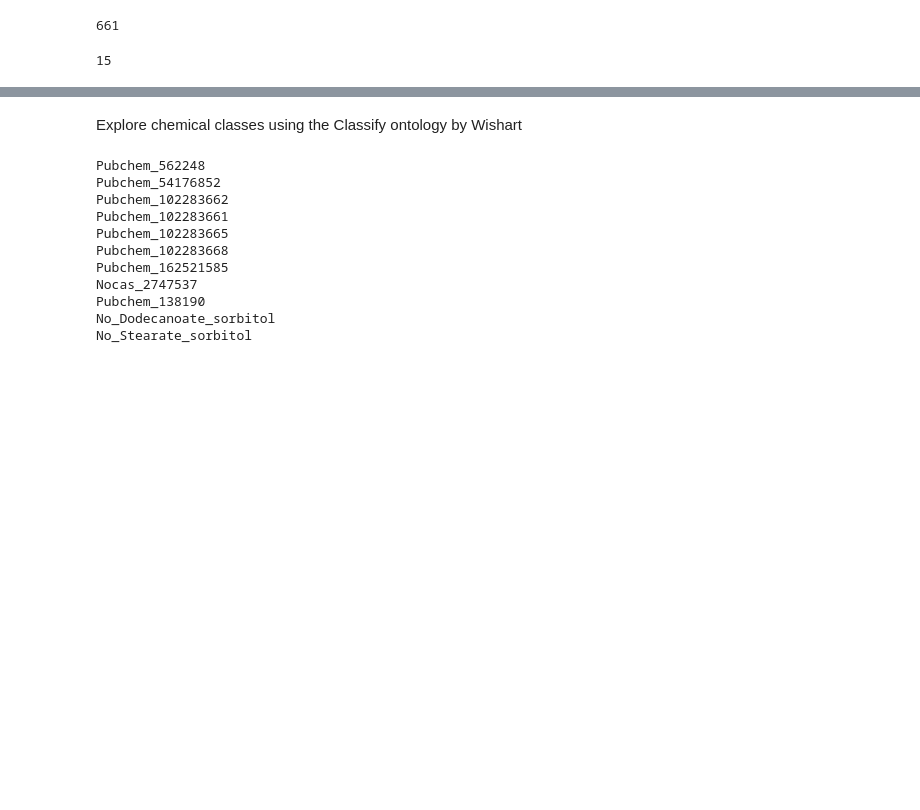
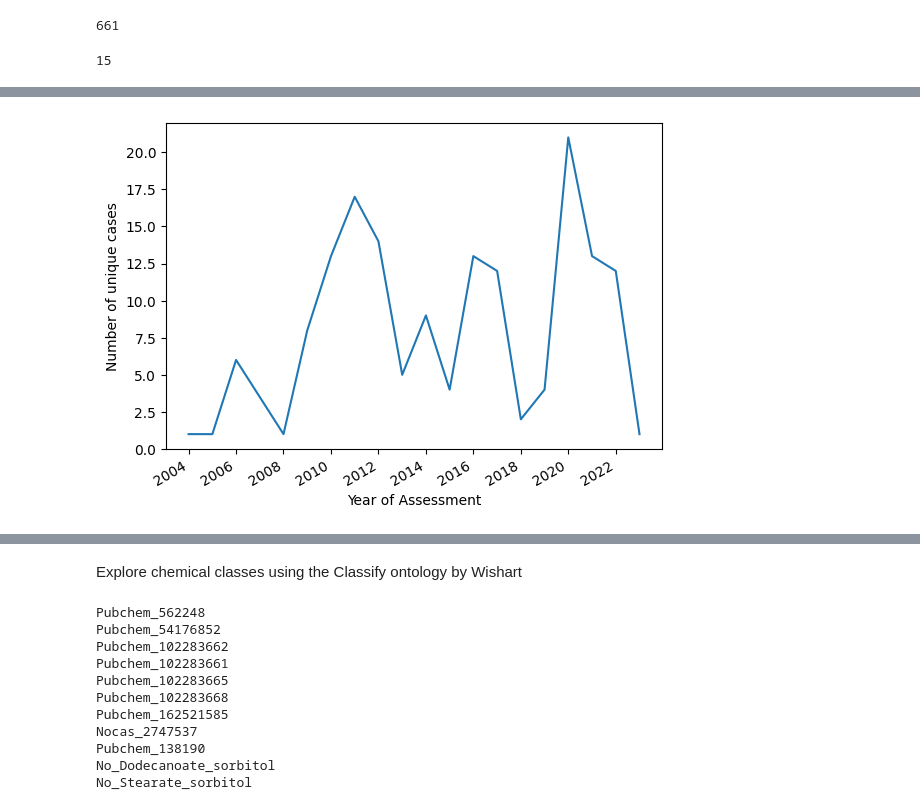
Before and after one commit to patlewig/icf-rax-manuscript, a Jupyter notebook: notebooks/01-ICF_RAX.ipynb, the cells around one changed output, grey strips where cells are left out. Drawn from its saved outputs; the diff is of its cells as text; code cells hidden in the pictures; blank space fills up the shorter version.

```diff
--- a/notebooks/01-ICF_RAX.ipynb
+++ b/notebooks/01-ICF_RAX.ipynb
@@ -290,0 +353,12 @@ df[df['SMILES'].isnull()]['Index'].nunique()
+# %%
+df2 = (df
+       .assign(
+        year_of_assessment=lambda df: pd.to_datetime(
+            df["Year of Assessment"],  # Only convert non-missing values
+            format='%Y',
+            errors='coerce'  # Coerce invalid conversions to NaT
+        ))
+  .filter(['Index','Year of Assessment', 'year_of_assessment','Read-Across Assessment Title', 'Year of Assessment',
+       'Link to Assessment', 'Source', 'decision_context', 'Approach',
+       'dtxsid', 'Preferred Name', ])
+      )
@@ -290,0 +385,9 @@ df[df['SMILES'].isnull()]['Index'].nunique()
+# %%
+#| label: fig-year
+#| fig-cap: "Number of unique cases per year"
+
+df2.groupby("year_of_assessment")["Index"].nunique().plot(kind ='line')
+plt.xlabel('Year of Assessment')
+plt.ylabel('Number of unique cases');
+# %% [output]
+[figure, added]
```
Also changed, not shown: parts of 24 cells of this notebook, 5 other files.
